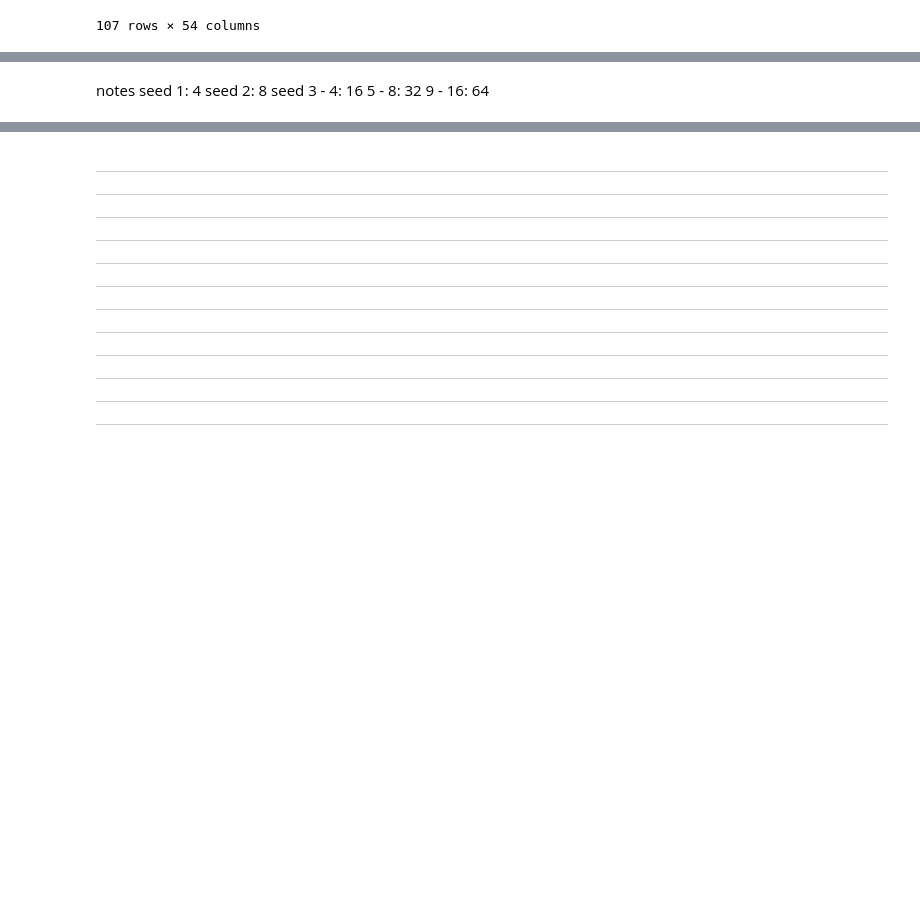
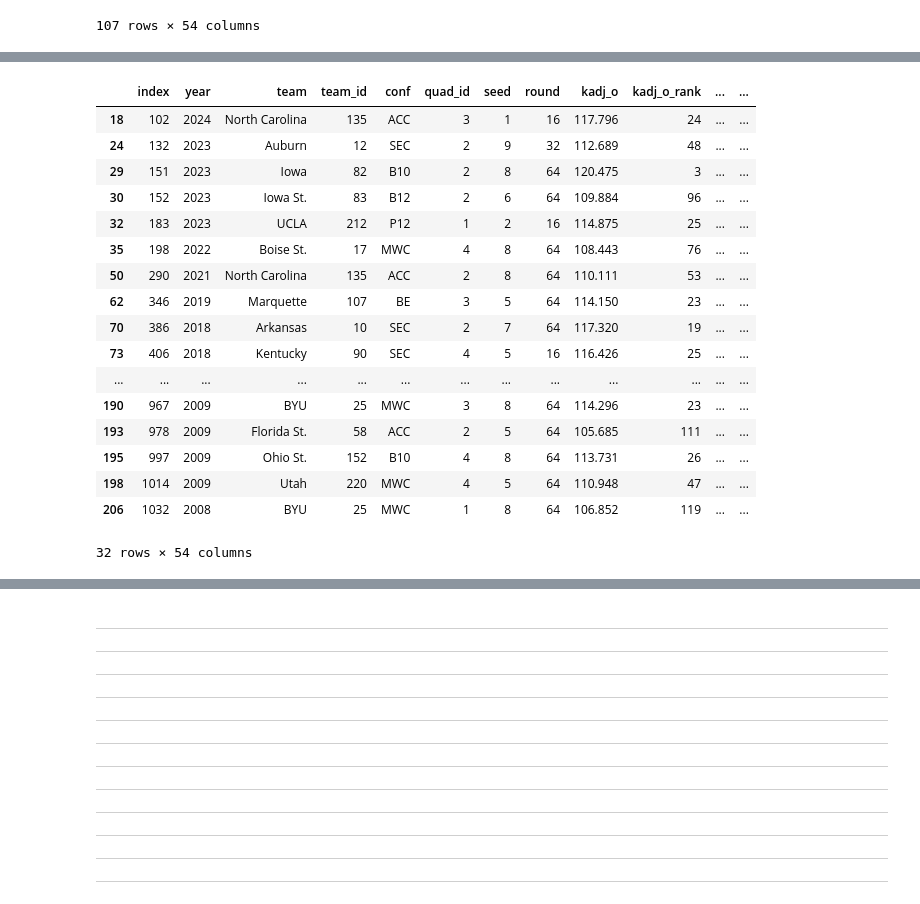
Before and after one commit to baywigg/DS3001Group, a Jupyter notebook: results.ipynb, the cells around one changed output, grey strips where cells are left out. Cells and saved outputs as stored; diff of their text form; code cells hidden in the pictures; blank space fills up the shorter version.

```diff
--- a/results.ipynb
+++ b/results.ipynb
@@ -334,7 +328,28 @@ SyntaxError: invalid syntax. Perhaps you forgot a comma? (<ipython-input-86-d3ed
-# %% [markdown]
-notes
-seed 1: 4
-seed 2: 8
-seed 3 - 4: 16
-5 - 8: 32
-9 - 16: 64
+# %%
+upsets_predicted_df = predicted_df[
+    ((predicted_df['seed'] == 1) & (predicted_df['Predicted'] != 4)) |
+    ((predicted_df['seed'] == 2) & (predicted_df['Predicted'] != 8)) |
+    ((predicted_df['seed'].between(3, 4)) & (predicted_df['Predicted'] != 16)) |
+    ((predicted_df['seed'].between(5, 8)) & (predicted_df['Predicted'] != 32)) |
+    ((predicted_df['seed'].between(9, 16)) & (predicted_df['Predicted'] != 64))
+]
+upsets_predicted_df
+# %% [output]
+|  | index | year | team | team_id | conf | quad_id | seed | round | kadj_o | kadj_o_rank | ... | ... |
+| 18 | 102 | 2024 | North Carolina | 135 | ACC | 3 | 1 | 16 | 117.796 | 24 | ... | ... |
+| 24 | 132 | 2023 | Auburn | 12 | SEC | 2 | 9 | 32 | 112.689 | 48 | ... | ... |
+| 29 | 151 | 2023 | Iowa | 82 | B10 | 2 | 8 | 64 | 120.475 | 3 | ... | ... |
+| 30 | 152 | 2023 | Iowa St. | 83 | B12 | 2 | 6 | 64 | 109.884 | 96 | ... | ... |
+| 32 | 183 | 2023 | UCLA | 212 | P12 | 1 | 2 | 16 | 114.875 | 25 | ... | ... |
+| 35 | 198 | 2022 | Boise St. | 17 | MWC | 4 | 8 | 64 | 108.443 | 76 | ... | ... |
+| 50 | 290 | 2021 | North Carolina | 135 | ACC | 2 | 8 | 64 | 110.111 | 53 | ... | ... |
+| 62 | 346 | 2019 | Marquette | 107 | BE | 3 | 5 | 64 | 114.150 | 23 | ... | ... |
+| 70 | 386 | 2018 | Arkansas | 10 | SEC | 2 | 7 | 64 | 117.320 | 19 | ... | ... |
+| 73 | 406 | 2018 | Kentucky | 90 | SEC | 4 | 5 | 16 | 116.426 | 25 | ... | ... |
+| ... | ... | ... | ... | ... | ... | ... | ... | ... | ... | ... | ... | ... |
+| 190 | 967 | 2009 | BYU | 25 | MWC | 3 | 8 | 64 | 114.296 | 23 | ... | ... |
+| 193 | 978 | 2009 | Florida St. | 58 | ACC | 2 | 5 | 64 | 105.685 | 111 | ... | ... |
+| 195 | 997 | 2009 | Ohio St. | 152 | B10 | 4 | 8 | 64 | 113.731 | 26 | ... | ... |
+| 198 | 1014 | 2009 | Utah | 220 | MWC | 4 | 5 | 64 | 110.948 | 47 | ... | ... |
+| 206 | 1032 | 2008 | BYU | 25 | MWC | 1 | 8 | 64 | 106.852 | 119 | ... | ... |
+32 rows × 54 columns
```
Also changed, not shown: parts of 2 cells of this notebook.
